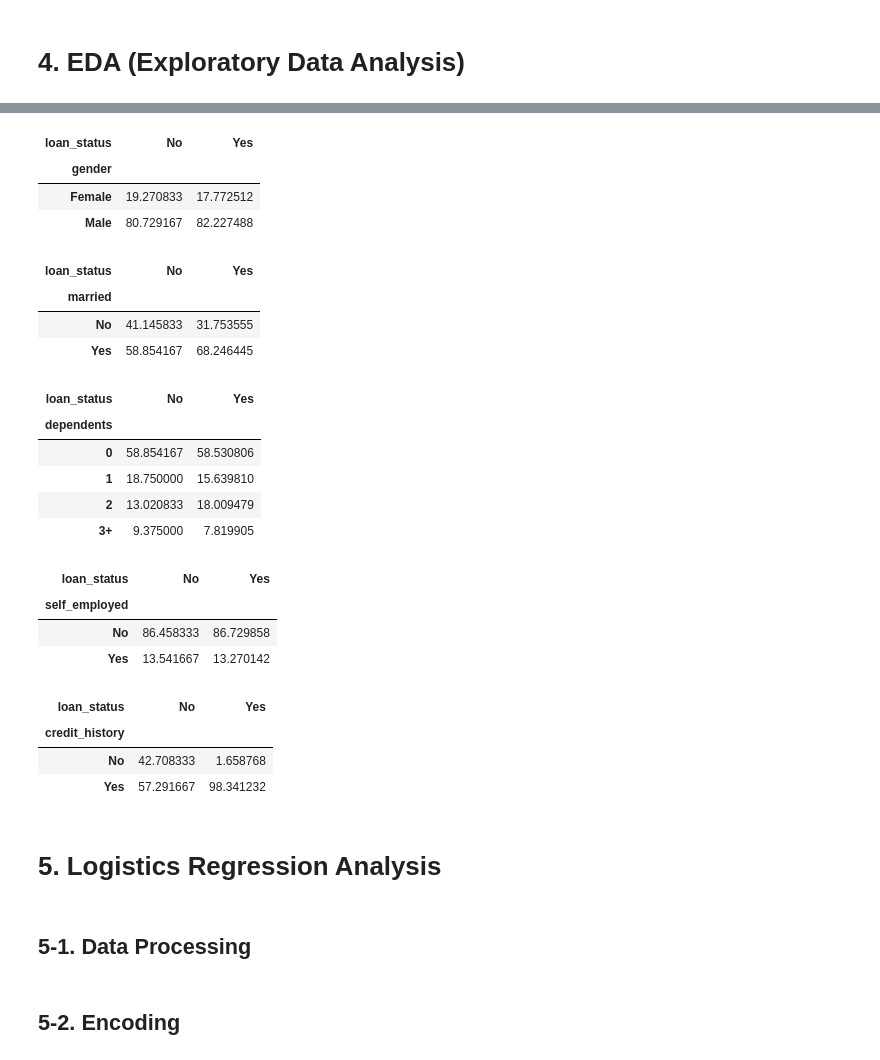
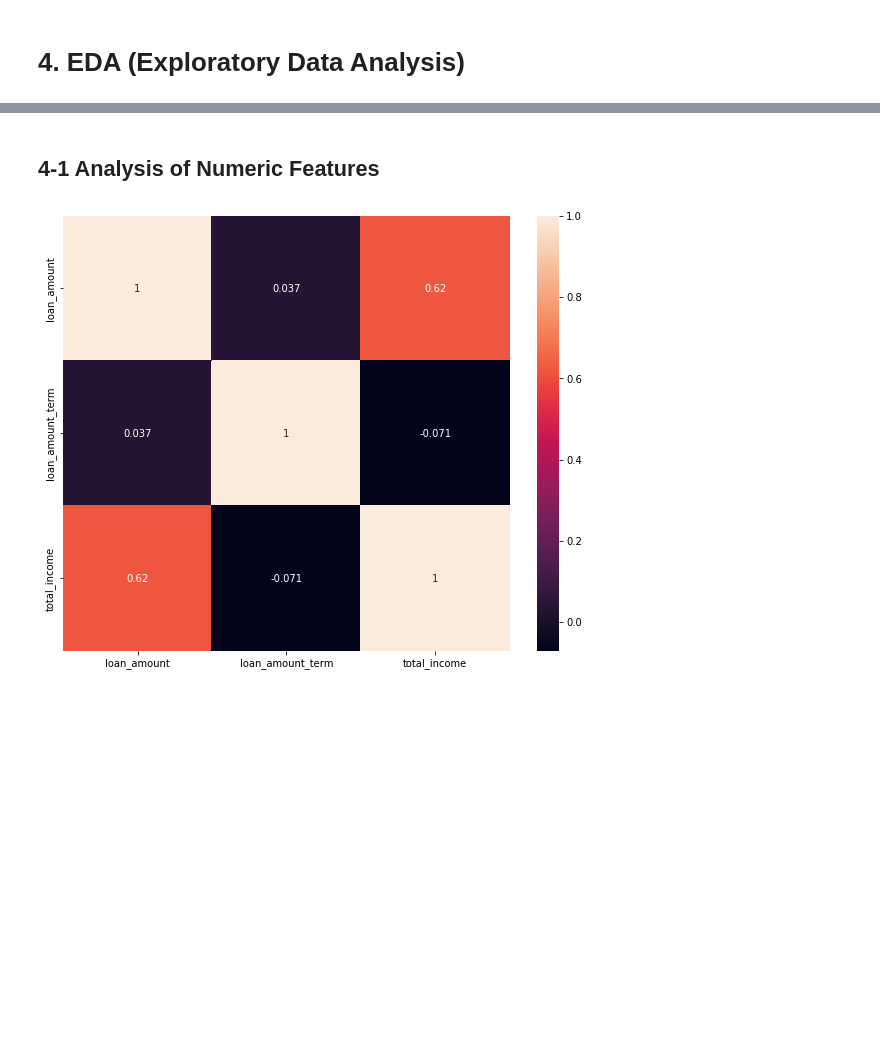
Before and after one commit to dooinn/week6-miniproject-loan, a Jupyter notebook: loan.ipynb, the cells around one changed output, grey strips where cells are left out. Saved outputs shown, nothing was run; the diff lists cells and outputs as text; code cells hidden in the pictures; blank space fills up the shorter version.

Commit message:
data modeling

```diff
--- a/loan.ipynb
+++ b/loan.ipynb
@@ -195,5 +240,5 @@ dtype: float64
 # %%
-# For Fill NaN values, two different approaches employed - 1.Not considered Target Variabe; 2. Considered Target Variable
+# About dealing with missing values, two different approaches employed - 1.Not considered Target Variabe; 2. Considered Target Variable
 
 
 na_lst = ['gender','married','dependents','self_employed','credit_history','loan_amount','loan_amount_term']
@@ -230,8 +275,10 @@ def fill_na2(df):
     return df
 
 
+
+
 # First attempt with Approach 1
-df = fill_na1(df)
+df = fill_na2(df)
 # %%
 # Finally we've properly dealt with the null values.
 (df.isnull().sum()/df.count())*100
@@ -249,26 +296,6 @@ property_area       0.0
 loan_status         0.0
 total_income        0.0
 dtype: float64
-# %%
-# However, as a last process of data cleaning, I want to add addition columns of which the following columns(loan_amount, loan_term, total_income) for soley seeing the info for clearly on EDA
-
-# loan_amount
-loan_amount_range = [0, 100, 200, 300, 400, 500, np.inf]
-loan_amount_labels = ['0-100', '100-200', '200-300', '300-400', '400-500', '500+']
-df['loan_amount_range'] = pd.cut(df['loan_amount'], bins=loan_amount_range, labels=loan_amount_labels)
-
-
-# loan_term
-loan_term_range = [0, 100, 200, 300, 400, 500, np.inf]
-loan_term_labels = ['0-100', '100-200', '200-300', '300-400', '400-500', '500+']
-df['loan_amount_term_range'] = pd.cut(df['loan_amount_term'], bins=loan_term_range, labels=loan_term_labels)
-
-
-# income
-
-income_range = [0, 5000, 10000, 15000, 20000, np.inf]
-income_labels = ['0-5000', '5000-10000', '10000-15000', '15000-20000', '20000+']
-df['income_range'] = pd.cut(df['total_income'], bins=income_range, labels=income_labels)
 # %%
 # Finally, now the dataset for analysis is ready!!!!
 df.head()
@@ -415,44 +311,9 @@ for col in category_ls:
-# %%
-for col in cats:
-
-    # Create a contingency table
-    contingency_table = pd.crosstab(df[col], df['loan_status'])
-
-    # Convert the values to percentages
-    row_sums = contingency_table.sum(axis=1)
-    col_sums = contingency_table.sum(axis=0)
-
-    contingency_table["No"] = contingency_table["No"] / contingency_table["No"].sum() * 100
-    contingency_table["Yes"] = contingency_table["Yes"] / contingency_table["Yes"].sum() * 100
-
-    # Print the contingency table in percentage
-    display(contingency_table)
-# %% [output]
-| loan_status | No | Yes |
-| gender |  |  |
-| Female | 19.270833 | 17.772512 |
-| Male | 80.729167 | 82.227488 |
-| loan_status | No | Yes |
-| married |  |  |
-| No | 41.145833 | 31.753555 |
-| Yes | 58.854167 | 68.246445 |
-| loan_status | No | Yes |
-| dependents |  |  |
-| 0 | 58.854167 | 58.530806 |
-| 1 | 18.750000 | 15.639810 |
-| 2 | 13.020833 | 18.009479 |
-| 3+ | 9.375000 | 7.819905 |
-| loan_status | No | Yes |
-| self_employed |  |  |
-| No | 86.458333 | 86.729858 |
-| Yes | 13.541667 | 13.270142 |
-| loan_status | No | Yes |
-| credit_history |  |  |
-| No | 42.708333 | 1.658768 |
-| Yes | 57.291667 | 98.341232 |
-# %% [markdown]
-# 5. Logistics Regression Analysis
-# %% [markdown]
-## 5-1. Data Processing
-# %% [markdown]
-## 5-2. Encoding
+# %% [markdown]
+## 4-1 Analysis of Numeric Features
+# %%
+corr_matrix=df.corr(method='pearson')  # default
+fig, ax = plt.subplots(figsize=(10, 8))
+ax = sns.heatmap(corr_matrix, annot=True)
+plt.show()
+# %% [output]
+[figure, added]
```
Also changed, not shown: parts of 52 cells of this notebook.
